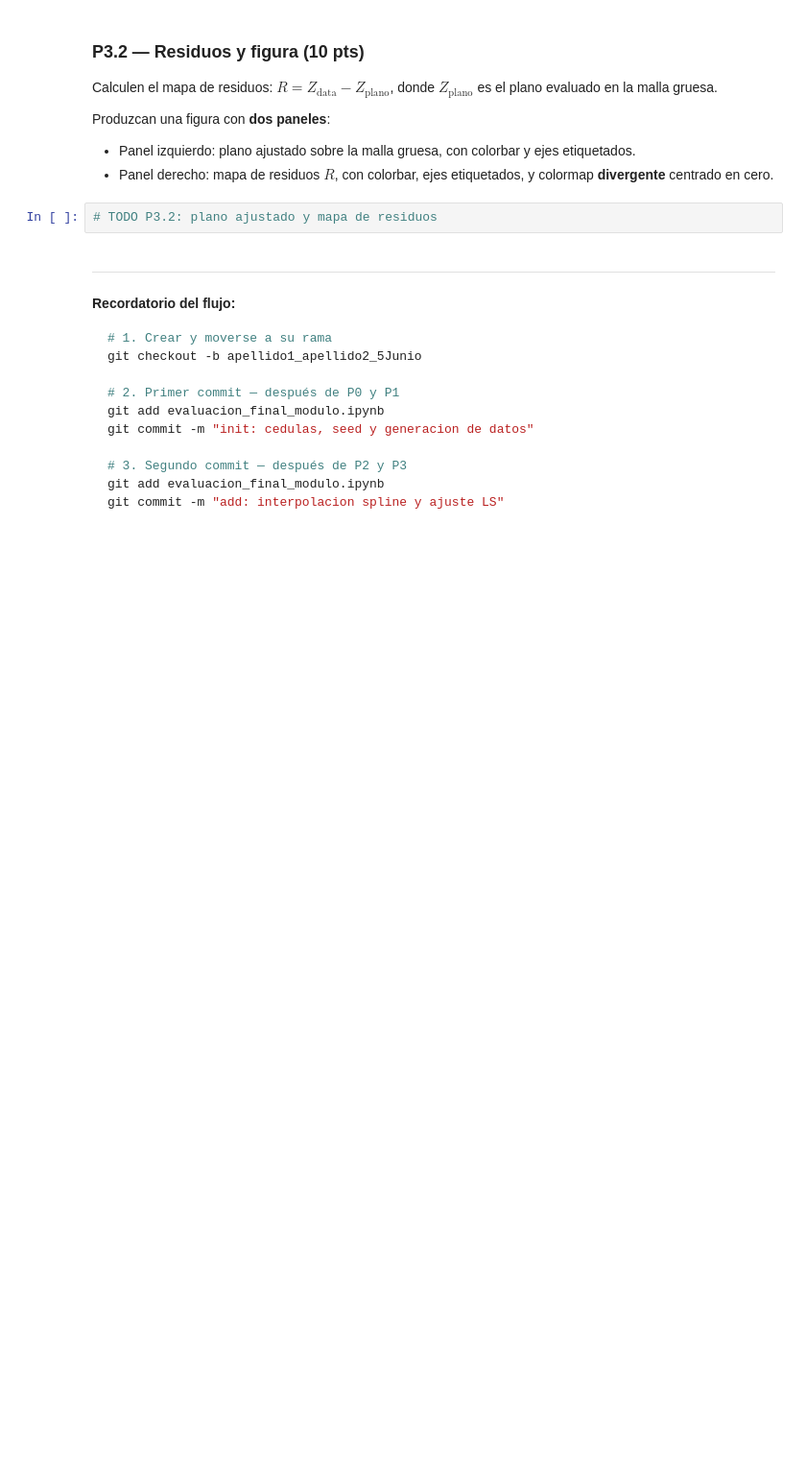
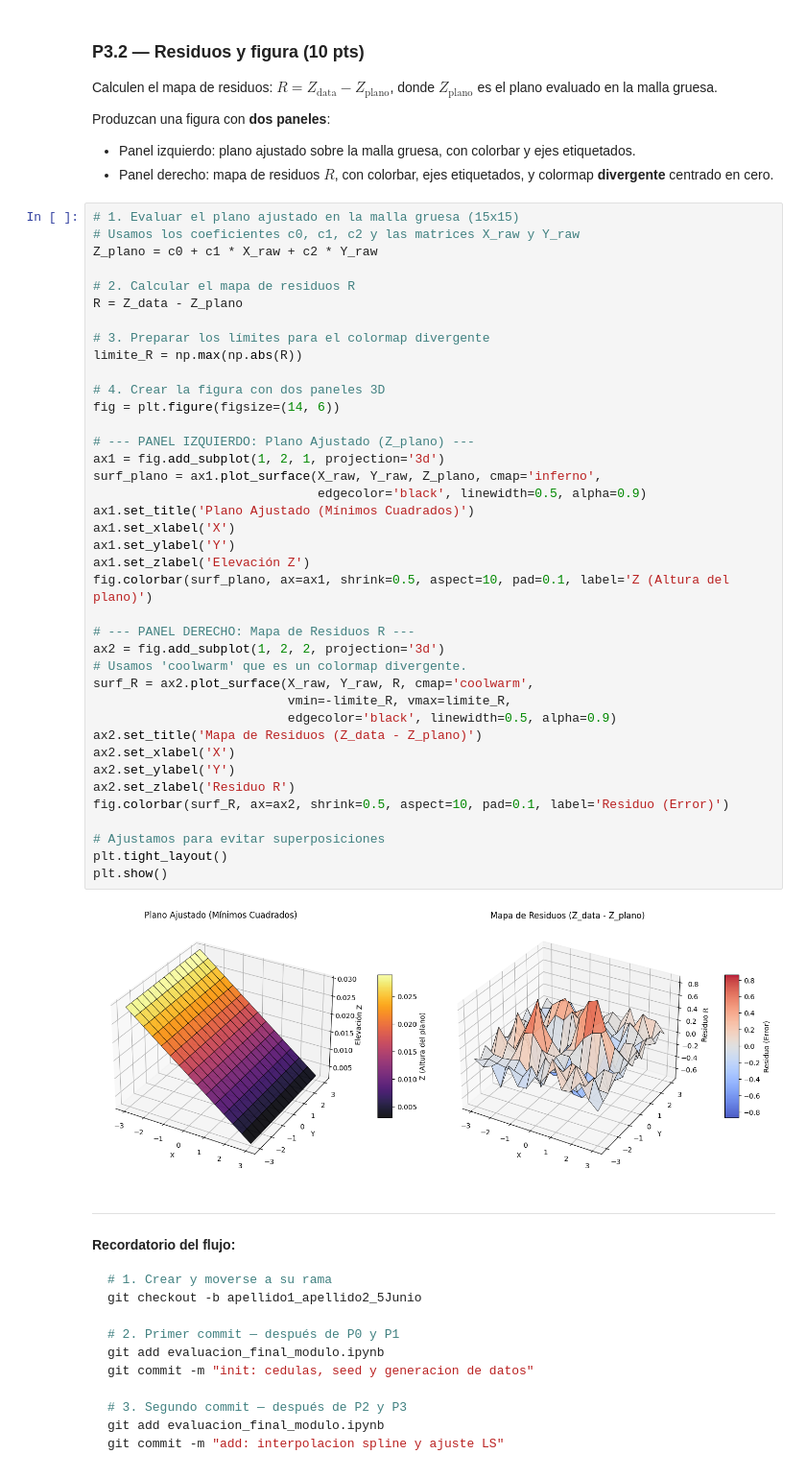
Before and after one commit to manubastidas/programacionCientifica, a Jupyter notebook: Evaluacion/castro_taborda_evaluacion1.ipynb, the cells around one changed output. Shown at 96% size. Saved outputs shown, nothing was run; the diff lists cells and outputs as text; blank space fills up the shorter version.

```diff
--- a/Evaluacion/castro_taborda_evaluacion1.ipynb
+++ b/Evaluacion/castro_taborda_evaluacion1.ipynb
@@ -207,8 +287,47 @@ Calculen el mapa de residuos: $R = Z_{\text{data}} - Z_{\text{plano}}$, donde $Z
 Produzcan una figura con **dos paneles**:
 - Panel izquierdo: plano ajustado sobre la malla gruesa, con colorbar y ejes etiquetados.
 - Panel derecho: mapa de residuos $R$, con colorbar, ejes etiquetados, y colormap **divergente** centrado en cero.
-# %%
-# TODO P3.2: plano ajustado y mapa de residuos
+# %%
+# 1. Evaluar el plano ajustado en la malla gruesa (15x15)
+# Usamos los coeficientes c0, c1, c2 y las matrices X_raw y Y_raw
+Z_plano = c0 + c1 * X_raw + c2 * Y_raw
+
+# 2. Calcular el mapa de residuos R
+R = Z_data - Z_plano
+
+# 3. Preparar los límites para el colormap divergente
+limite_R = np.max(np.abs(R))
+
+# 4. Crear la figura con dos paneles 3D
+fig = plt.figure(figsize=(14, 6))
+
+# --- PANEL IZQUIERDO: Plano Ajustado (Z_plano) ---
+ax1 = fig.add_subplot(1, 2, 1, projection='3d')
+surf_plano = ax1.plot_surface(X_raw, Y_raw, Z_plano, cmap='inferno',
+                              edgecolor='black', linewidth=0.5, alpha=0.9)
+ax1.set_title('Plano Ajustado (Mínimos Cuadrados)')
+ax1.set_xlabel('X')
+ax1.set_ylabel('Y')
+ax1.set_zlabel('Elevación Z')
+fig.colorbar(surf_plano, ax=ax1, shrink=0.5, aspect=10, pad=0.1, label='Z (Altura del plano)')
+
+# --- PANEL DERECHO: Mapa de Residuos R ---
+ax2 = fig.add_subplot(1, 2, 2, projection='3d')
+# Usamos 'coolwarm' que es un colormap divergente.
+surf_R = ax2.plot_surface(X_raw, Y_raw, R, cmap='coolwarm',
+                          vmin=-limite_R, vmax=limite_R,
+                          edgecolor='black', linewidth=0.5, alpha=0.9)
+ax2.set_title('Mapa de Residuos (Z_data - Z_plano)')
+ax2.set_xlabel('X')
+ax2.set_ylabel('Y')
+ax2.set_zlabel('Residuo R')
+fig.colorbar(surf_R, ax=ax2, shrink=0.5, aspect=10, pad=0.1, label='Residuo (Error)')
+
+# Ajustamos para evitar superposiciones
+plt.tight_layout()
+plt.show()
+# %% [output]
+[figure, added]
 # %% [markdown]
 ---
 **Recordatorio del flujo:**
```
Also changed, not shown: parts of 7 cells of this notebook.
